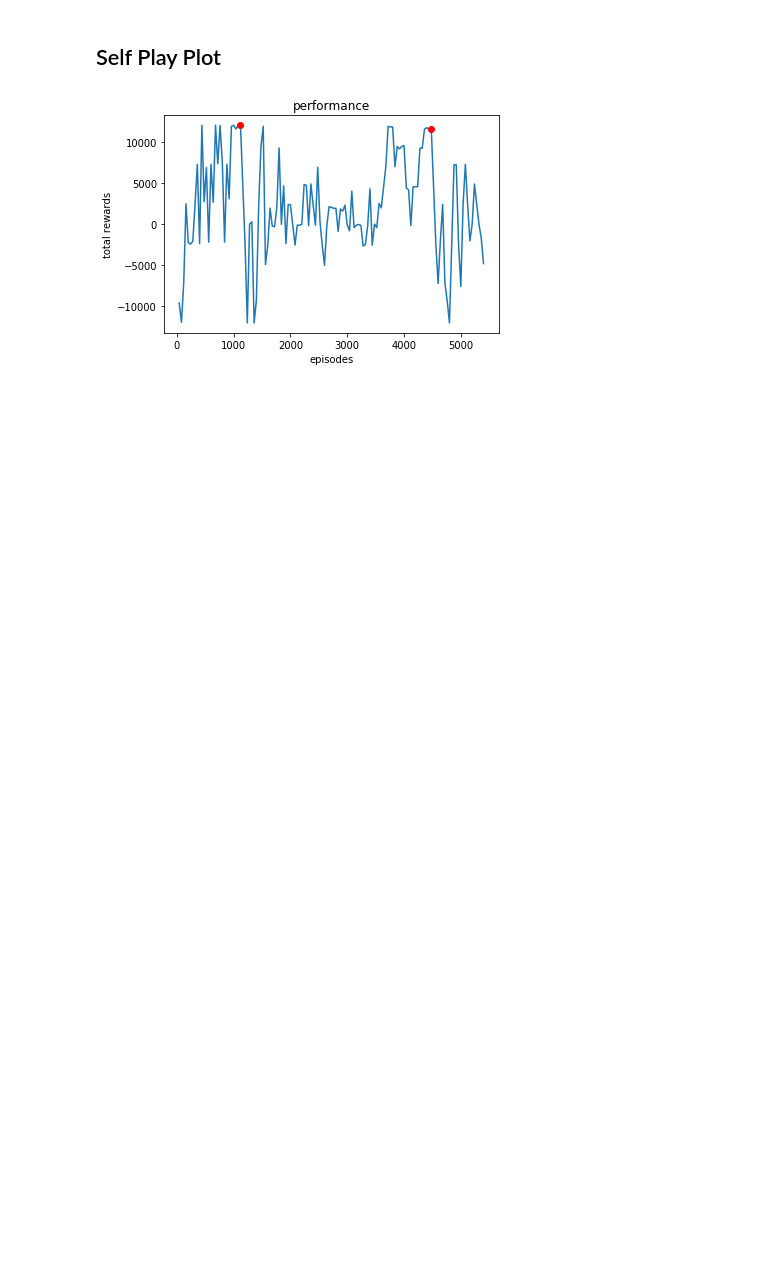
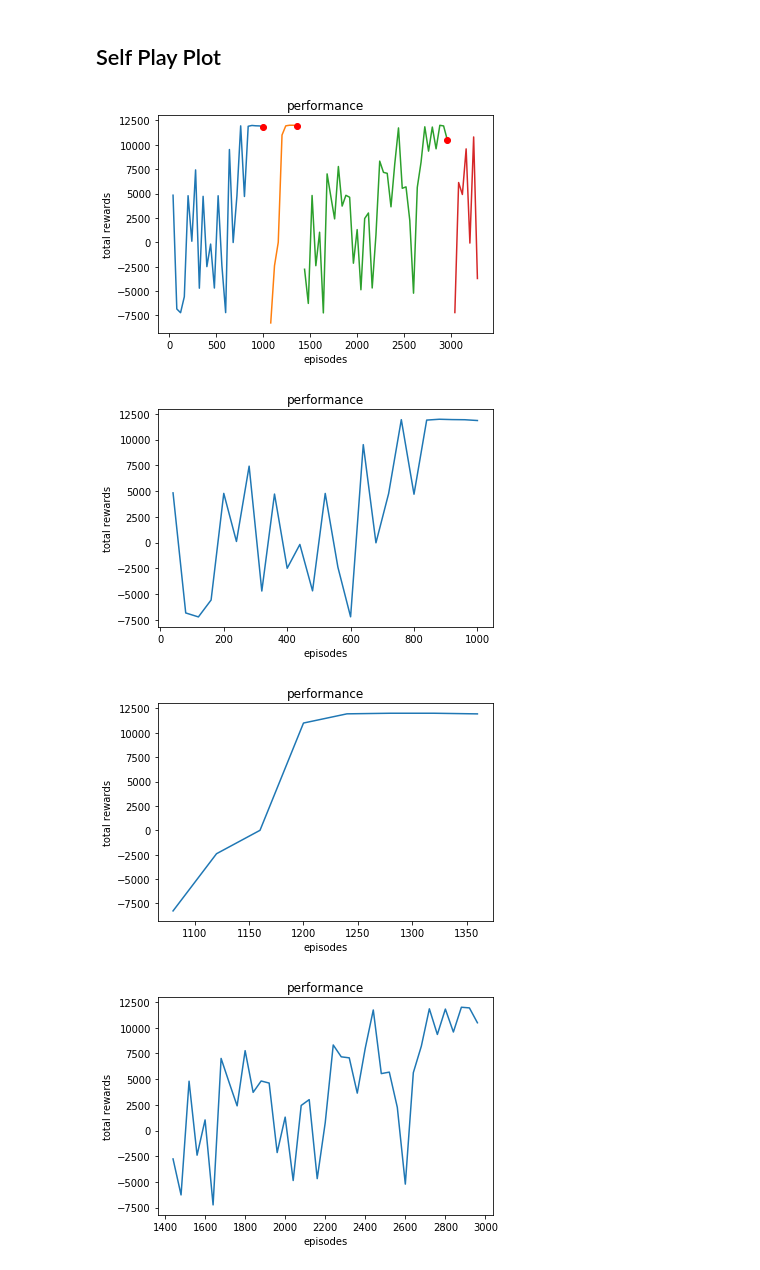
Before and after one commit to osu-xai/abp, a Jupyter notebook: abp/plot/plot_result.ipynb, the cells around one changed output. Cells and saved outputs as stored; diff of their text form; code cells hidden in the pictures; blank space fills up the shorter version.

Commit message:
run the plot

```diff
--- a/abp/plot/plot_result.ipynb
+++ b/abp/plot/plot_result.ipynb
@@ -5,44 +5,69 @@ import matplotlib.pyplot as plt
 %matplotlib inline
 import os
 
-def plot(x_reward, y_reward,x_update, y_update, fig = 1):
-    plt.figure(num = fig)
-    plt.plot(x_reward,y_reward)
-    plt.plot(x_update, y_update, 'ro')
+def plot(x, y, fig, style = '-'):
+
+    plt.plot(x, y, style)
     plt.title('performance')
 #     plt.legend(legend)
     plt.xlabel("episodes")
     plt.ylabel("total rewards")
-    plt.show()
+    return plt
+#     plt.show()
 
 def readResult(filename, train_episode = 40):
     x_reward = []
     y_reward = []
     x_update = []
     y_update = []
+    x_seperate = []
+    y_seperate = []
+    seperate_i = 0
+    seperate_j = 0
 
+    x_seperate.append([])
+    y_seperate.append([])
     f = open(filename, 'r')
     lines = f.readlines()
     for i,l in enumerate(lines):
         if l == "Update agent\n":
+            seperate_i += 1
+            seperate_j += 1
+            x_seperate.append([])
+            y_seperate.append([])
             y_update.append(y_reward[-1])
             x_update.append(x_reward[-1])
         else:
             y_reward.append(float(l[0:-1]))
             x_reward.append((i + 1) * train_episode)
-    return x_reward, y_reward,x_update, y_update
+
+            y_seperate[seperate_j].append(float(l[0:-1]))
+            x_seperate[seperate_i].append(((i + 1) * train_episode))
+    return x_reward, y_reward,x_update, y_update, x_seperate, y_seperate
 
 def mean(y):
     meany = []
     sum = 0
     for i, v in enumerate(y):
         sum += v
         meany.append(sum / (i + 1))
     return meany
 ""
-x_reward, y_reward,x_update, y_update = readResult("results/sadq_self_play.txt")
+fig_num = 1
+fig = plt.figure(num = fig_num)
+x_reward, y_reward,x_update, y_update, x_seperate, y_seperate = readResult("results/sadq_self_play_2.txt")
 # my = mean(y)
-plot(x_reward, y_reward,x_update, y_update, fig = 2)
+for i in range(len(x_seperate)):
+    plot(x_seperate[i], y_seperate[i], fig)
+plot(x_update, y_update, fig, style = 'ro')
+# fig.show()
 # plot(x,my, ["withOnehotAndNormalize","mean"], fig = 3)
+for i in range(len(x_seperate)):
+    fig_num += 1
+    fig = plt.figure(num = fig_num)
+    plot(x_seperate[i], y_seperate[i], fig)
 # %% [output]
-[figure, old version]
+[figure, new version]
+[figure, added]
+[figure, added]
+[figure, added]
```
Also changed, not shown: parts of 1 cell of this notebook, 1 other file.
